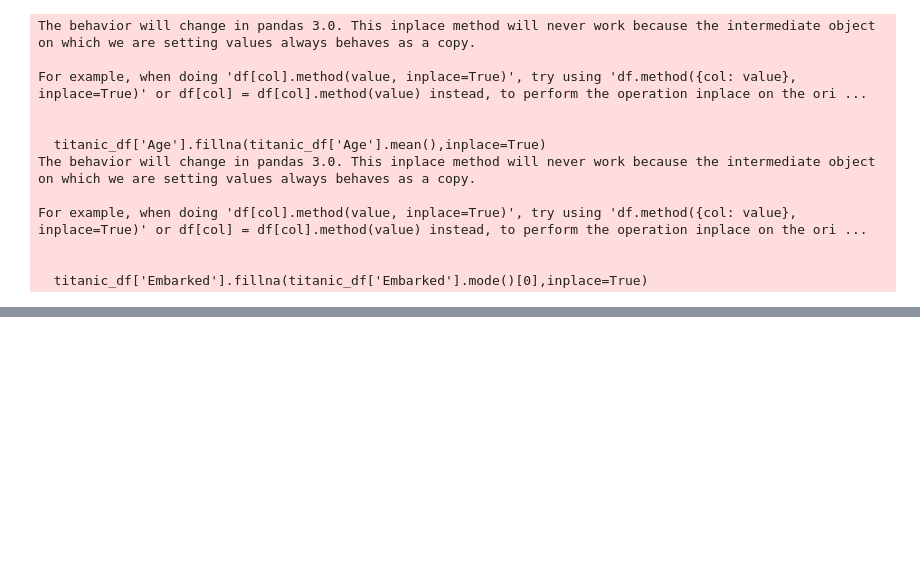
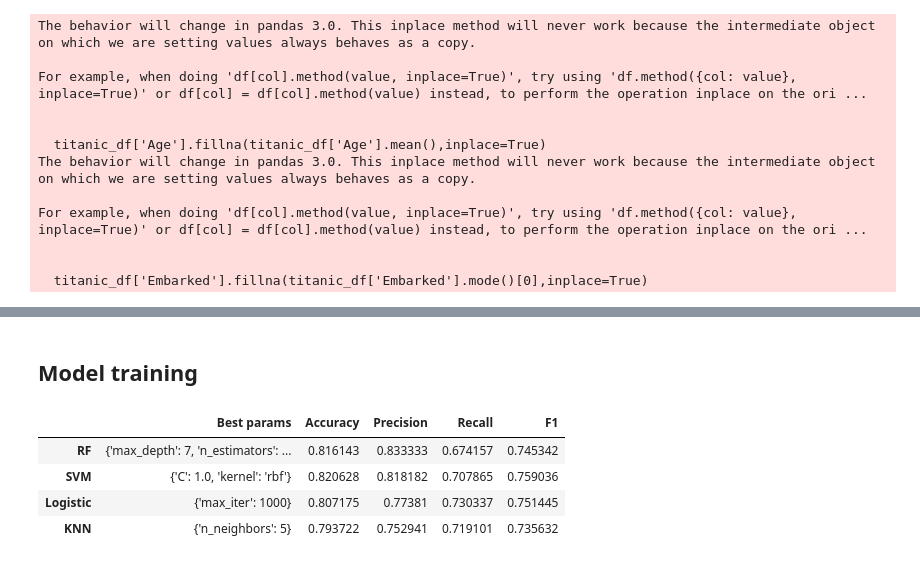
Before and after one commit to Omar-Mhd-Fadi-Zaraa/HeartDisease-Titanic-ML-Project, a Jupyter notebook: titanic.ipynb, the cells around one changed output, grey strips where cells are left out. Drawn from its saved outputs; the diff is of its cells as text; code cells hidden in the pictures; blank space fills up the shorter version.

```diff
--- a/titanic.ipynb
+++ b/titanic.ipynb
@@ -159,0 +193,70 @@ plt.show()
+# %% [markdown]
+## Model training
+# %%
+from sklearn.svm import SVC
+from sklearn.tree import DecisionTreeClassifier
+from sklearn.linear_model import LogisticRegression
+from sklearn.neighbors import KNeighborsClassifier
+from sklearn.cluster import KMeans
+from sklearn.model_selection import GridSearchCV
+from sklearn.metrics import accuracy_score, precision_score, recall_score, f1_score
+from sklearn.model_selection import StratifiedKFold
+
+scaler = StandardScaler()
+xTrainScaled = scaler.fit_transform(xTrain)
+xTestScaled = scaler.transform(xTest)
+
+models = {
+    "RF": RandomForestClassifier(),
+    "DT": DecisionTreeClassifier(),
+    "SVM": SVC(),
+    "Logistic": LogisticRegression(),
+    "KNN": KNeighborsClassifier(),
+    # "KMeans": KMeans(),
+}
+
+grid_params = {
+    "RF": {
+        "n_estimators": [50, 100, 200],
+        "max_depth": [3, 5, 7],
+        "random_state": [42],
+    },
+    # "DT": {"max_depth": [3, 5], "random_state": [42]},
+    "SVM": {"C": [0.1, 0.5, 1.0], "kernel": ["linear", "poly", "rbf"]},
+    "Logistic": {"max_iter": [1000, 2000, 3000]},
+    "KNN": {"n_neighbors": [3, 5]},
+    # "KMeans": {"n_clusters": [3, 5, 7]},
+}
+
+grid_res = {}
+for model in grid_params.keys():
+    grid = GridSearchCV(
+        models[model],
+        param_grid=grid_params[model],
+        scoring="accuracy",
+        cv=StratifiedKFold(n_splits=5, shuffle=True, random_state=42),
+        error_score="raise",
+        n_jobs=-1,
+    )
+    grid.fit(xTrainScaled, yTrain)
+    bestModel = grid.best_estimator_
+    yPred = bestModel.predict(xTestScaled)
+    acc = accuracy_score(yTest, yPred)
+    prec = precision_score(yTest, yPred, zero_division=0)
+    rec = recall_score(yTest, yPred, zero_division=0)
+    f1 = f1_score(yTest, yPred, zero_division=0)
+    grid_res[model] = {
+        "Best params": grid.best_params_,
+        "Accuracy": acc,
+        "Precision": prec,
+        "Recall": rec,
+        "F1": f1,
+    }
+
+pd.DataFrame(grid_res).T
+# %% [output]
+|  | Best params | Accuracy | Precision | Recall | F1 |
+| RF | {'max_depth': 7, 'n_estimators': ... | 0.816143 | 0.833333 | 0.674157 | 0.745342 |
+| SVM | {'C': 1.0, 'kernel': 'rbf'} | 0.820628 | 0.818182 | 0.707865 | 0.759036 |
+| Logistic | {'max_iter': 1000} | 0.807175 | 0.77381 | 0.730337 | 0.751445 |
+| KNN | {'n_neighbors': 5} | 0.793722 | 0.752941 | 0.719101 | 0.735632 |
```
Also changed, not shown: parts of 5 cells of this notebook, 1 other file.
